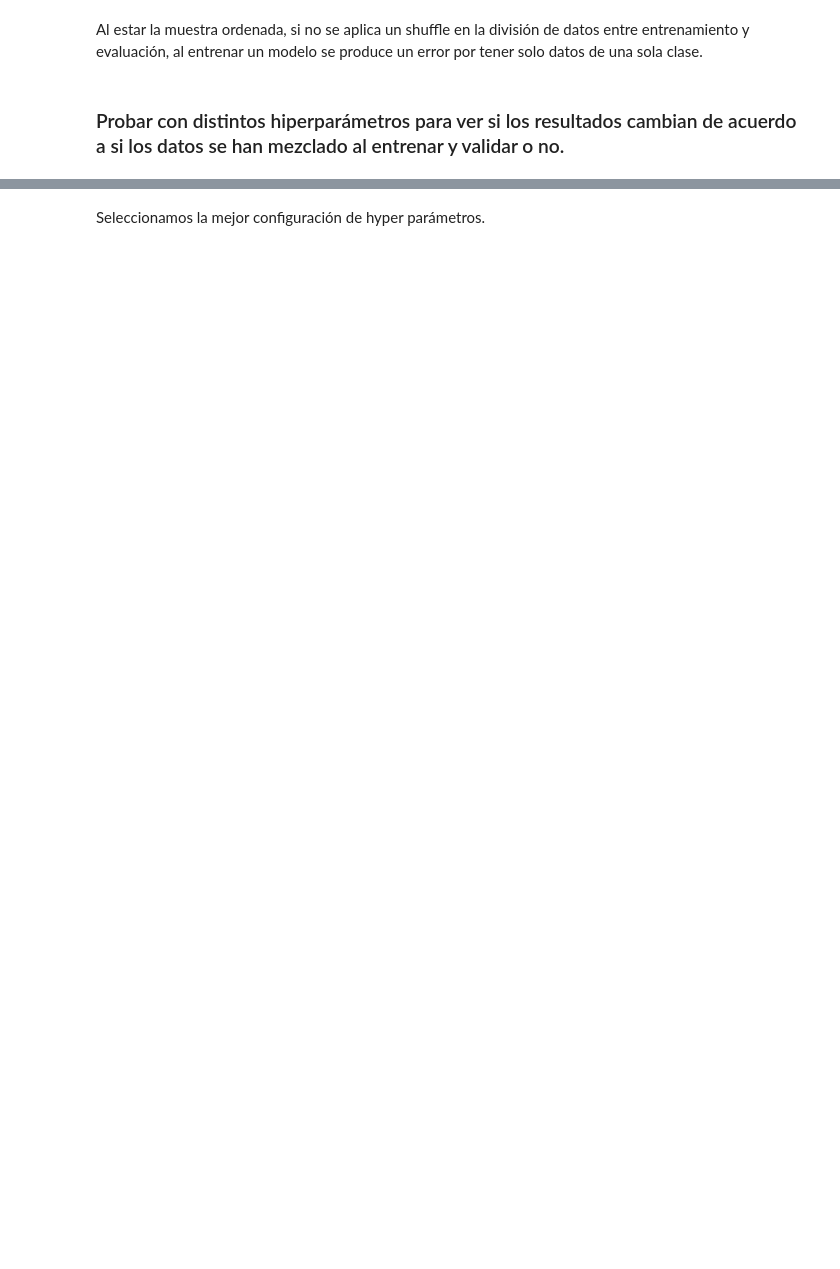
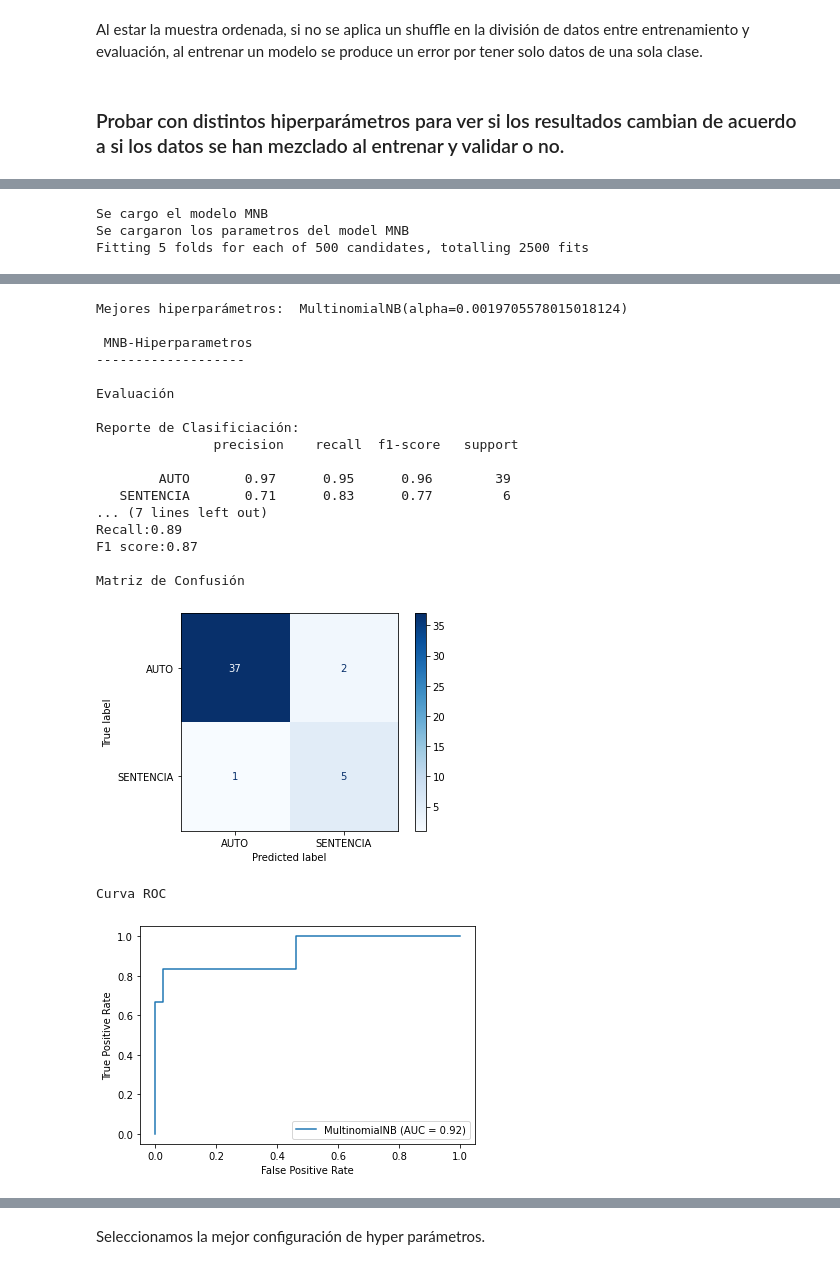
Before and after one commit to jorgeperezv/Busqueda-y-Recomendacion-de-Textos-Legales, a Jupyter notebook: Practico 3 - Introducción al Aprendizaje Supervisado.ipynb, the cells around one changed output, grey strips where cells are left out. Drawn from its saved outputs; the diff is of its cells as text; code cells hidden in the pictures; blank space fills up the shorter version.

```diff
--- a/Practico 3 - Introducción al Aprendizaje Supervisado.ipynb
+++ b/Practico 3 - Introducción al Aprendizaje Supervisado.ipynb
@@ -433,0 +562,7 @@ df[['params','mean_test_score','std_test_score','rank_test_score']].head(20)
+# %%
+tp, fp, tn, fn, accuracy, precision, recall, f1 = entreno_modelo('MNB-Hiperparametros', correr_solo_CV('MNB'), X_train, y_train, X_test, y_test)
+model_list.append(['MNB-Hiperparametros', tp, fp, tn, fn, accuracy, precision, recall, f1])
+# %% [output]
+Se cargo el modelo MNB
+Se cargaron los parametros del model MNB
+Fitting 5 folds for each of 500 candidates, totalling 2500 fits
@@ -433,0 +573,20 @@ df[['params','mean_test_score','std_test_score','rank_test_score']].head(20)
+Mejores hiperparámetros:  MultinomialNB(alpha=0.0019705578015018124)
+
+ MNB-Hiperparametros
+-------------------
+
+Evaluación
+
+Reporte de Clasificiación:
+               precision    recall  f1-score   support
+
+        AUTO       0.97      0.95      0.96        39
+   SENTENCIA       0.71      0.83      0.77         6
+... (7 lines left out)
+Recall:0.89
+F1 score:0.87
+
+Matriz de Confusión
+[figure, added]
+Curva ROC
+[figure, added]
```
Also changed, not shown: parts of 40 cells of this notebook.
